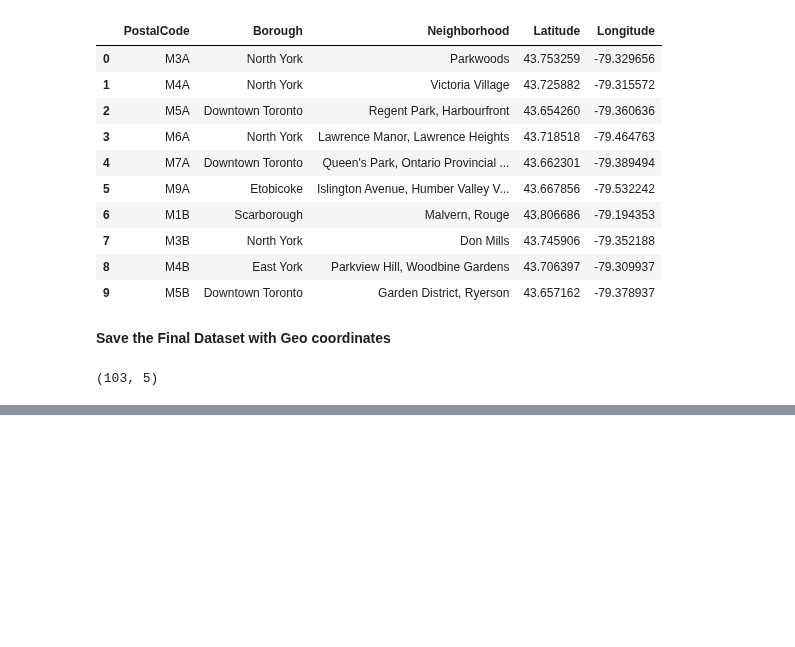
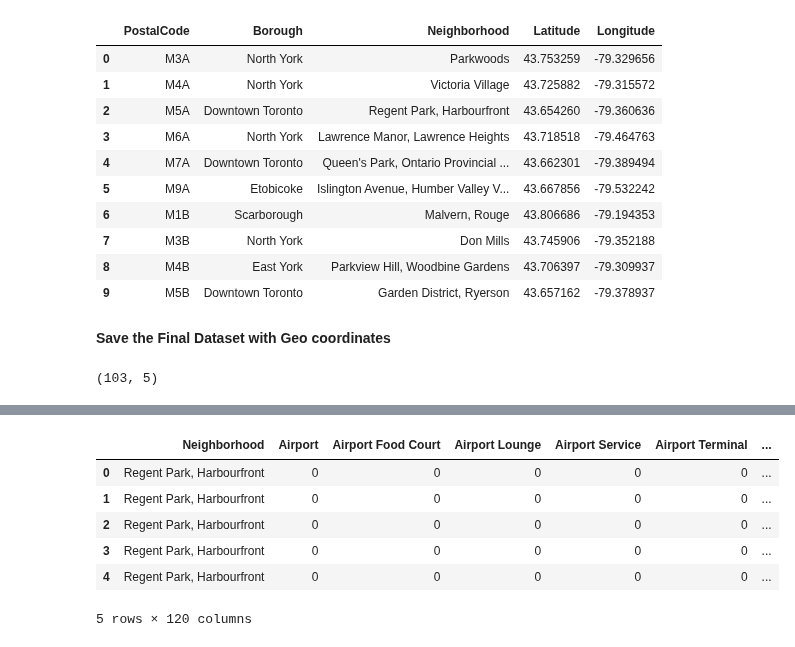
Before and after one commit to ManishShaw-94/Coursera_Capstone, a Jupyter notebook: Applied Data Science Capstone Project 3.ipynb, the cells around one changed output, grey strips where cells are left out. Saved outputs shown, nothing was run; the diff lists cells and outputs as text; code cells hidden in the pictures; blank space fills up the shorter version.

```diff
--- a/Applied Data Science Capstone Project 3.ipynb
+++ b/Applied Data Science Capstone Project 3.ipynb
@@ -262,0 +528,11 @@ Final_Dataset.shape
+# %%
+# one hot encoding for both Restaurants only and All Others venue Category Dataset
+
+RestaurantOnly_onehot = pd.get_dummies(df_RstaurantOnly[['Venue Category']], prefix="", prefix_sep="")
+AllOthers_onehot = pd.get_dummies(df_AllOthers[['Venue Category']], prefix="", prefix_sep="")
+
+RestaurantOnly_onehot = pd.concat([df_RstaurantOnly['Neighborhood'], RestaurantOnly_onehot], axis = 1)
+AllOthers_onehot = pd.concat([df_AllOthers['Neighborhood'], AllOthers_onehot.drop(['Neighborhood'], axis = 1)], axis = 1)
+
+#RestaurantOnly_onehot.head()
+RestaurantOnly_onehot[['Neighborhood']]
@@ -262,0 +558,13 @@ Final_Dataset.shape
+# %%
+RestaurantOnly_onehot.shape
+
+RestaurantOnly_onehot.head()
+AllOthers_onehot.head()
+# %% [output]
+|  | Neighborhood | Airport | Airport Food Court | Airport Lounge | Airport Service | Airport Terminal | ... |
+| 0 | Regent Park, Harbourfront | 0 | 0 | 0 | 0 | 0 | ... |
+| 1 | Regent Park, Harbourfront | 0 | 0 | 0 | 0 | 0 | ... |
+| 2 | Regent Park, Harbourfront | 0 | 0 | 0 | 0 | 0 | ... |
+| 3 | Regent Park, Harbourfront | 0 | 0 | 0 | 0 | 0 | ... |
+| 4 | Regent Park, Harbourfront | 0 | 0 | 0 | 0 | 0 | ... |
+5 rows × 120 columns
```
Also changed, not shown: parts of 41 cells of this notebook.
